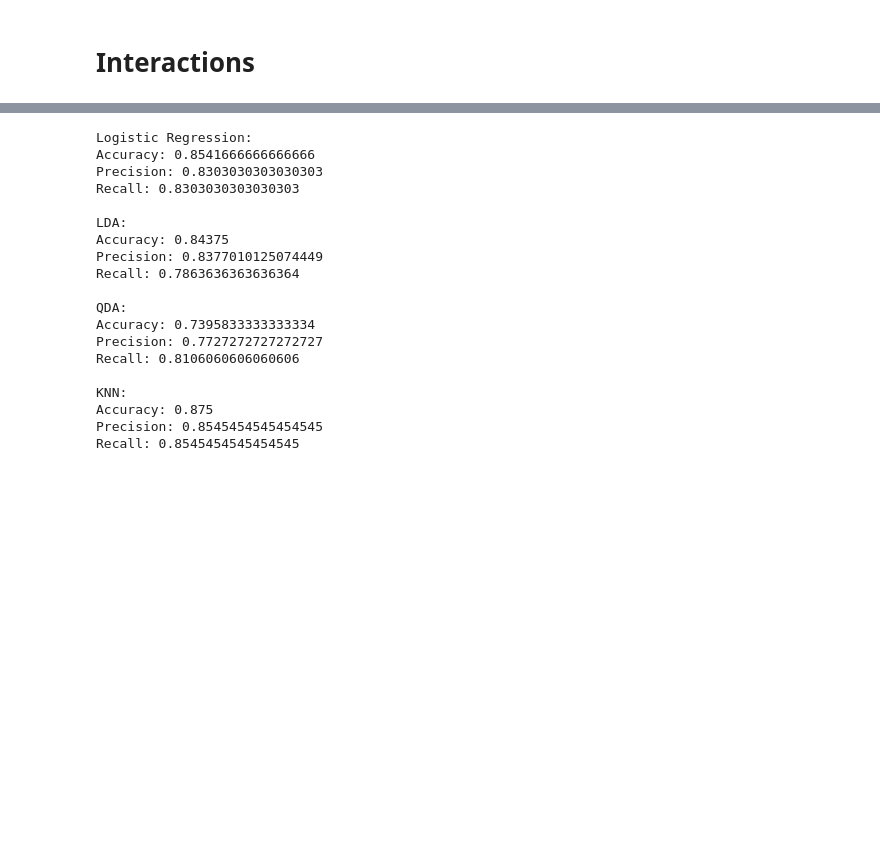
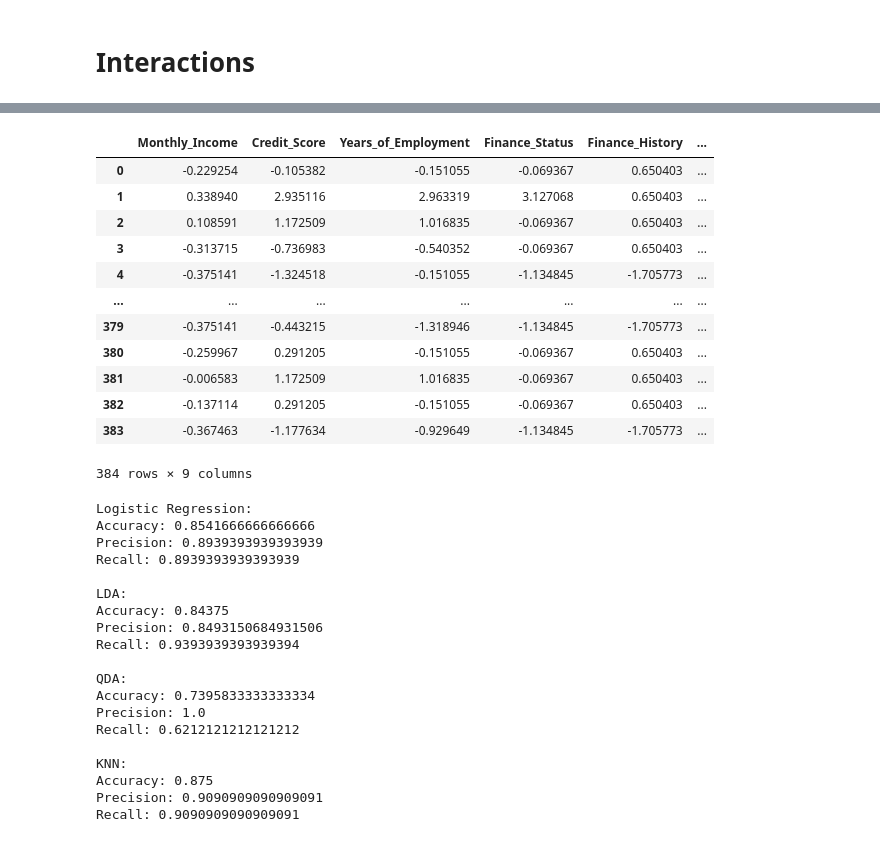
Before and after one commit to wojtas000/Advanced_Machine_Learning, a Jupyter notebook: experiments2.ipynb, the cells around one changed output, grey strips where cells are left out. Drawn from its saved outputs; the diff is of its cells as text; code cells hidden in the pictures; blank space fills up the shorter version.

```diff
--- a/experiments2.ipynb
+++ b/experiments2.ipynb
@@ -131,3 +149,19 @@ X_test['Qcut_Var_3'] = (X_test['Qcut_Var_3'] - X_train['Qcut_Var_3'].mean()) / X
+# %%
+X_train
+# %% [output]
+|  | Monthly_Income | Credit_Score | Years_of_Employment | Finance_Status | Finance_History | ... |
+| 0 | -0.229254 | -0.105382 | -0.151055 | -0.069367 | 0.650403 | ... |
+| 1 | 0.338940 | 2.935116 | 2.963319 | 3.127068 | 0.650403 | ... |
+| 2 | 0.108591 | 1.172509 | 1.016835 | -0.069367 | 0.650403 | ... |
+| 3 | -0.313715 | -0.736983 | -0.540352 | -0.069367 | 0.650403 | ... |
+| 4 | -0.375141 | -1.324518 | -0.151055 | -1.134845 | -1.705773 | ... |
+| ... | ... | ... | ... | ... | ... | ... |
+| 379 | -0.375141 | -0.443215 | -1.318946 | -1.134845 | -1.705773 | ... |
+| 380 | -0.259967 | 0.291205 | -0.151055 | -0.069367 | 0.650403 | ... |
+| 381 | -0.006583 | 1.172509 | 1.016835 | -0.069367 | 0.650403 | ... |
+| 382 | -0.137114 | 0.291205 | -0.151055 | -0.069367 | 0.650403 | ... |
+| 383 | -0.367463 | -1.177634 | -0.929649 | -1.134845 | -1.705773 | ... |
+384 rows × 9 columns
 # %%
 
 # Train and evaluate logistic regression
@@ -135,32 +169,32 @@ lr = logistic_regression()
 lr.fit(X_train, y_train)
 lr_pred = lr.predict(X_test)
 lr_acc = accuracy_score(y_test, lr_pred)
-lr_precision = precision_score(y_test, lr_pred, average='macro')
-lr_recall = recall_score(y_test, lr_pred, average='macro')
+lr_precision = precision_score(y_test, lr_pred)
+lr_recall = recall_score(y_test, lr_pred)
 
 # Train and evaluate LDA
 lda = LinearDiscriminantAnalysis()
 lda.fit(X_train, y_train)
 lda_pred = lda.predict(X_test)
 lda_acc = accuracy_score(y_test, lda_pred)
-lda_precision = precision_score(y_test, lda_pred, average='macro')
-lda_recall = recall_score(y_test, lda_pred, average='macro')
+lda_precision = precision_score(y_test, lda_pred)
+lda_recall = recall_score(y_test, lda_pred)
 
 # Train and evaluate QDA
 qda = QuadraticDiscriminantAnalysis()
 qda.fit(X_train, y_train)
 qda_pred = qda.predict(X_test)
 qda_acc = accuracy_score(y_test, qda_pred)
-qda_precision = precision_score(y_test, qda_pred, average='macro')
-qda_recall = recall_score(y_test, qda_pred, average='macro')
+qda_precision = precision_score(y_test, qda_pred)
+qda_recall = recall_score(y_test, qda_pred)
 
 # Train and evaluate KNN
 knn = KNeighborsClassifier()
 knn.fit(X_train, y_train)
 knn_pred = knn.predict(X_test)
 knn_acc = accuracy_score(y_test, knn_pred)
-knn_precision = precision_score(y_test, knn_pred, average='macro')
-knn_recall = recall_score(y_test, knn_pred, average='macro')
+knn_precision = precision_score(y_test, knn_pred)
+knn_recall = recall_score(y_test, knn_pred)
 
 # Print evaluation results
 print('Logistic Regression:')
@@ -168,40 +202,44 @@ print(f'Accuracy: {lr_acc}')
 print(f'Precision: {lr_precision}')
 print(f'Recall: {lr_recall}')
 print()
+final_comparison = pd.concat([final_comparison, pd.DataFrame({'Type': 'Add 3 vars', 'Model': 'Logistic Regression', 'Accuracy': lr_acc, 'Precision': lr_precision, 'Recall': lr_recall}, index=[0])], ignore_index=True)
 print('LDA:')
 print(f'Accuracy: {lda_acc}')
 print(f'Precision: {lda_precision}')
 print(f'Recall: {lda_recall}')
 print()
+final_comparison = pd.concat([final_comparison, pd.DataFrame({'Type': 'Add 3 vars', 'Model': 'LDA', 'Accuracy': lda_acc, 'Precision': lda_precision, 'Recall': lda_recall}, index=[0])], ignore_index=True)
 print('QDA:')
 print(f'Accuracy: {qda_acc}')
 print(f'Precision: {qda_precision}')
 print(f'Recall: {qda_recall}')
 print()
+final_comparison = pd.concat([final_comparison, pd.DataFrame({'Type': 'Add 3 vars', 'Model': 'QDA', 'Accuracy': qda_acc, 'Precision': qda_precision, 'Recall': qda_recall}, index=[0])], ignore_index=True)
 print('KNN:')
 print(f'Accuracy: {knn_acc}')
 print(f'Precision: {knn_precision}')
 print(f'Recall: {knn_recall}')
+final_comparison = pd.concat([final_comparison, pd.DataFrame({'Type': 'Add 3 vars', 'Model': 'KNN', 'Accuracy': knn_acc, 'Precision': knn_precision, 'Recall': knn_recall}, index=[0])], ignore_index=True)
 # %% [output]
 Logistic Regression:
 Accuracy: 0.8541666666666666
-Precision: 0.8303030303030303
-Recall: 0.8303030303030303
+Precision: 0.8939393939393939
+Recall: 0.8939393939393939
 
 LDA:
 Accuracy: 0.84375
-Precision: 0.8377010125074449
-Recall: 0.7863636363636364
+Precision: 0.8493150684931506
+Recall: 0.9393939393939394
 
 QDA:
 Accuracy: 0.7395833333333334
-Precision: 0.7727272727272727
-Recall: 0.8106060606060606
+Precision: 1.0
+Recall: 0.6212121212121212
 
 KNN:
 Accuracy: 0.875
-Precision: 0.8545454545454545
-Recall: 0.8545454545454545
+Precision: 0.9090909090909091
+Recall: 0.9090909090909091
 # %%
 %%capture
 new_X_train = pd.DataFrame()
```
Also changed, not shown: parts of 11 cells of this notebook, 2 other files.
